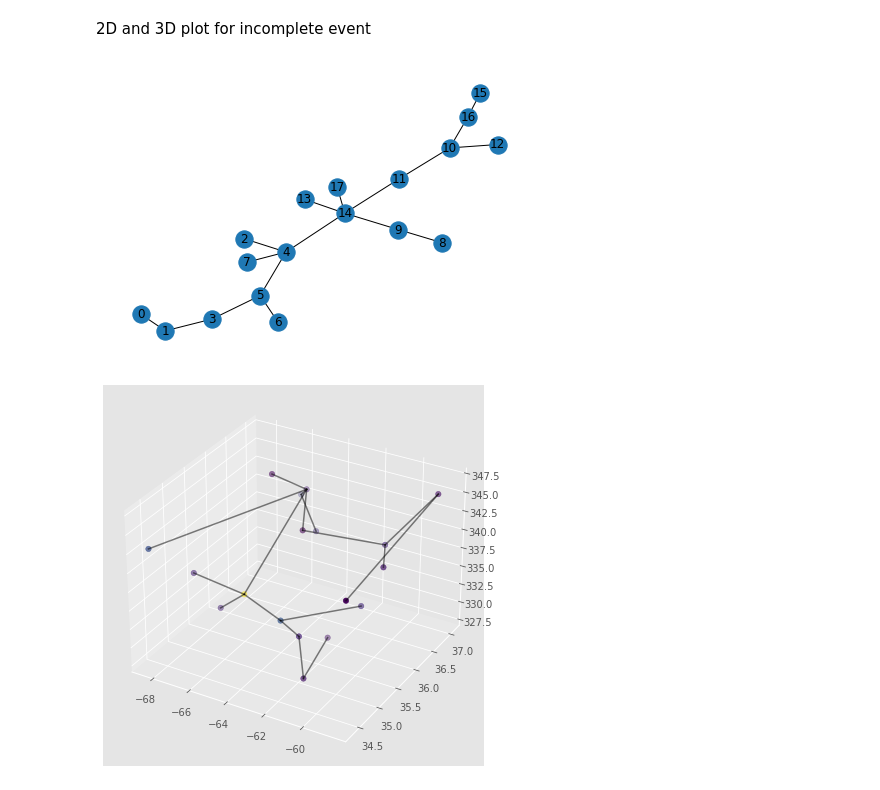
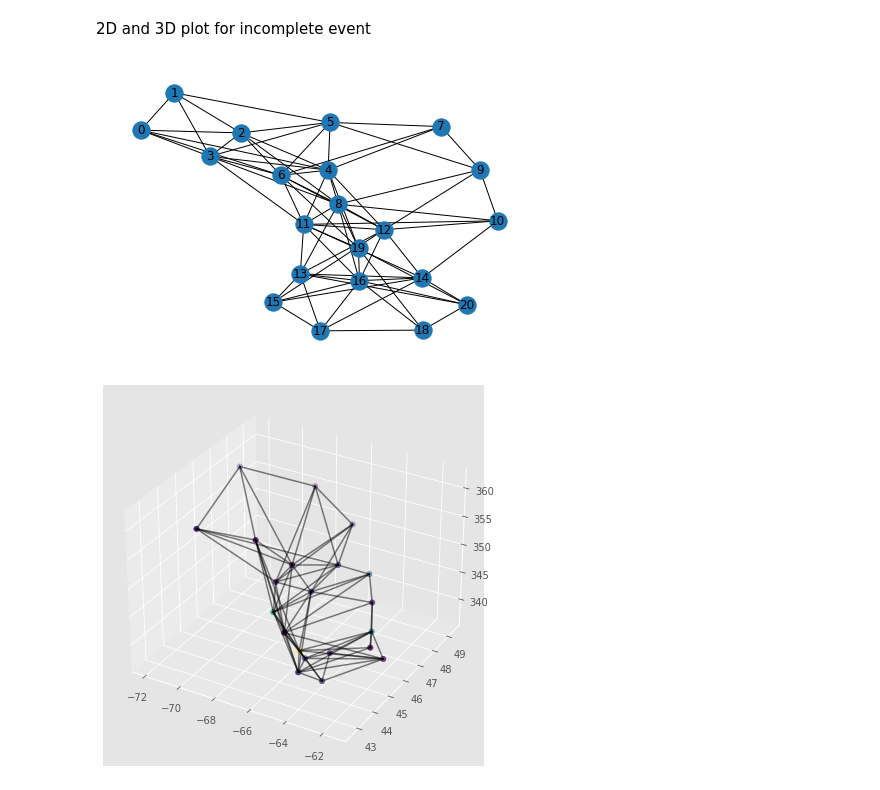
Before and after one commit to edcuba/TICLHack22_PatternReco, a Jupyter notebook: build_graph.ipynb, the cells around one changed output. Cells and saved outputs as stored; diff of their text form; code cells hidden in the pictures.

```diff
--- a/build_graph.ipynb
+++ b/build_graph.ipynb
@@ -18,19 +6,0 @@ def distance_matrix(trk_x, trk_y, trk_z):
-# %%
-def create_graph(trk_energy, trk_x, trk_y, trk_z, firstn=1):
-    distance = distance_matrix(trk_x, trk_y, trk_z)
-    G = nx.Graph()
-    for i in range(len(trk_energy)):
-        G.add_node(i, pos = (trk_x[i], trk_y[i], trk_z[i]))
-
-        # sort indices by distance
-        idx_by_distance = np.argsort(distance[i])
-
-        # filter nodes with lower energy
-        idx_above_current = filter(lambda x: trk_energy[x] > trk_energy[i], idx_by_distance)
-
-        # add first N nodes with a higher energy
-        for n, idx in enumerate(idx_above_current):
-            if n == firstn:
-                break
-            G.add_edge(i, idx)
-    return G
@@ -126,10 +98,10 @@ network_plot_3D(G, energy[tid])
 # %% [markdown]
 2D and 3D plot for incomplete event
 # %%
-tid = 4
-G = create_graph(in_energy[tid], in_vx[tid], in_vy[tid], in_vz[tid], firstn=1)
+tid = 3
+G = create_graph(in_vx[tid], in_vy[tid], in_vz[tid], in_energy[tid], N=4)
 nx.draw(G, with_labels=True)
 network_plot_3D(G, in_energy[tid])
 # %% [output]
-[figure, old version]
+[figure, new version]
-[figure, old version]
+[figure, new version]
```
Also changed, not shown: parts of 3 cells of this notebook, 3 other files.
